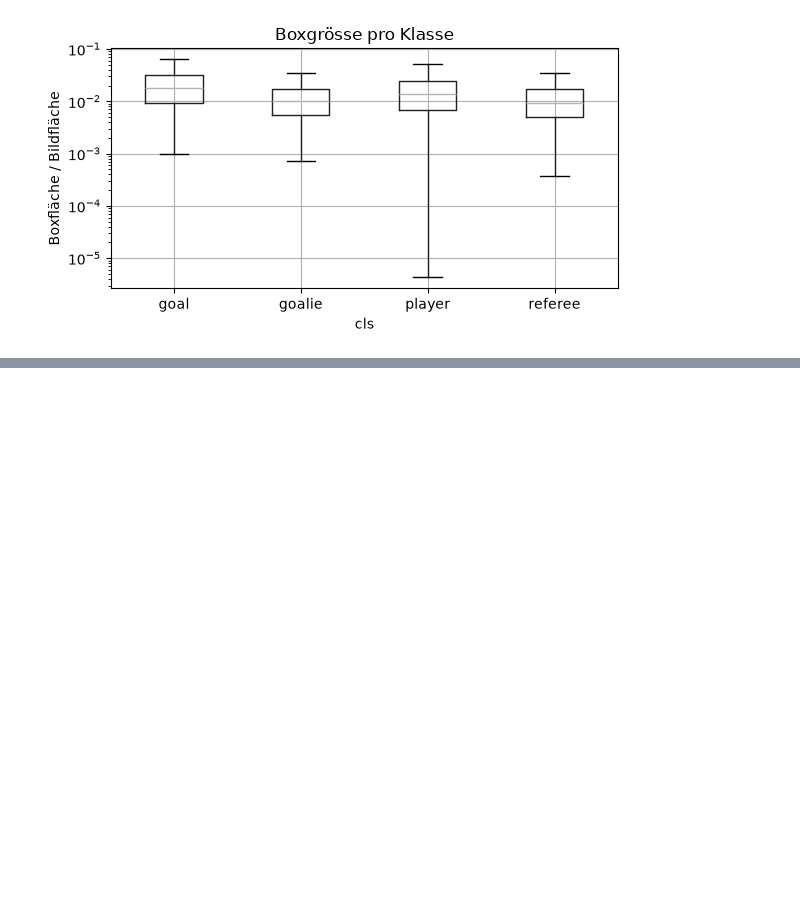
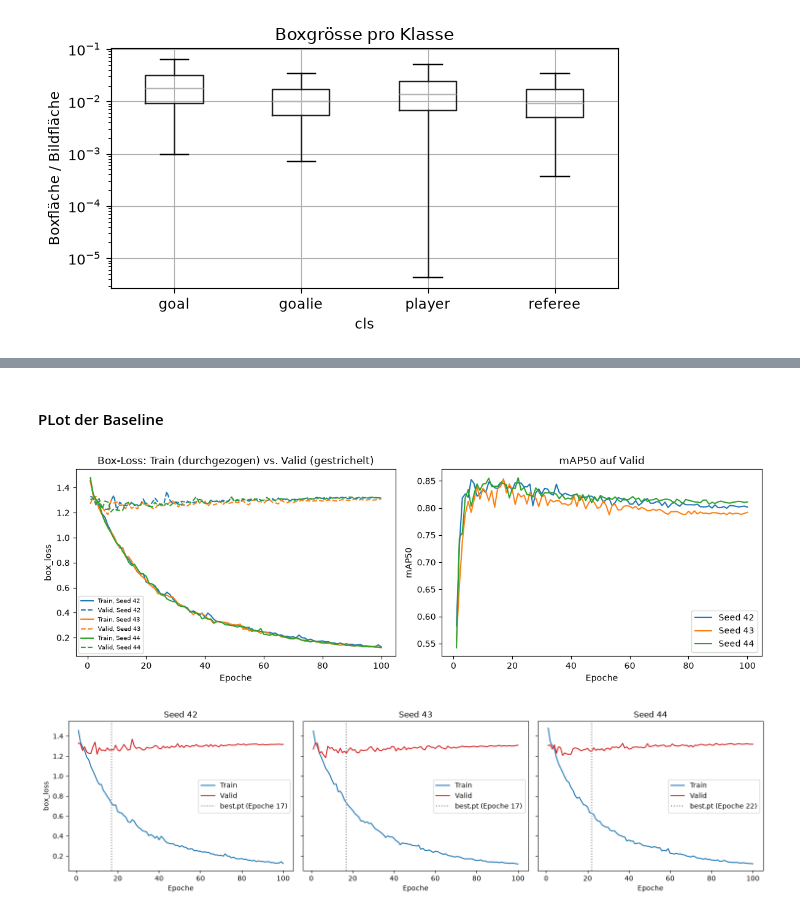
Before and after one commit to Tschoppsilas/DLBS_MC, a Jupyter notebook: 02_Code/notebooks/abgabe.ipynb, the cells around one changed output, grey strips where cells are left out. Saved outputs shown, nothing was run; the diff lists cells and outputs as text; code cells hidden in the pictures; blank space fills up the shorter version.

Commit message:
Baseline kapitel fertig

```diff
--- a/02_Code/notebooks/abgabe.ipynb
+++ b/02_Code/notebooks/abgabe.ipynb
@@ -229,0 +305,9 @@ plt.tight_layout(); plt.show()
+# %%
+from ultralytics import YOLO
+
+img_path = sorted((DATA_DIR / "test" / "images").glob("*.jpg"))[0]
+
+model = YOLO(MODELS_DIR / "yolo26n.pt")   # COCO-Gewichte
+print(model.names[0], len(model.names))
+r = model.predict(img_path, device=0, conf=0.25)
+r[0].show()
@@ -229,0 +377,47 @@ plt.tight_layout(); plt.show()
+# %% [markdown]
+#### PLot der Baseline
+# %%
+fig, axes = plt.subplots(1, 2, figsize=(12, 4))
+farben = {42: "tab:blue", 43: "tab:orange", 44: "tab:green"}
+
+for seed in TRAIN_SEEDS:
+    df = pd.read_csv(OUTPUT_DIR / "runs" / f"baseline_s{seed}" / "results.csv")
+    df.columns = df.columns.str.strip()
+    axes[0].plot(df["epoch"], df["train/box_loss"], color=farben[seed], label=f"Train, Seed {seed}")
+    axes[0].plot(df["epoch"], df["val/box_loss"], color=farben[seed], linestyle="--", label=f"Valid, Seed {seed}")
+    axes[1].plot(df["epoch"], df["metrics/mAP50(B)"], color=farben[seed], label=f"Seed {seed}")
+
+axes[0].set_title("Box-Loss: Train (durchgezogen) vs. Valid (gestrichelt)")
+axes[0].set_xlabel("Epoche")
+axes[0].set_ylabel("box_loss")
+axes[0].legend(fontsize=7)
+
+axes[1].set_title("mAP50 auf Valid")
+axes[1].set_xlabel("Epoche")
+axes[1].set_ylabel("mAP50")
+axes[1].legend()
+
+plt.tight_layout()
+plt.show()
+
+fig, axes = plt.subplots(1, 3, figsize=(15, 4), sharey=True)
+
+for ax, seed in zip(axes, TRAIN_SEEDS):
+    df = pd.read_csv(OUTPUT_DIR / "runs" / f"baseline_s{seed}" / "results.csv")
+    df.columns = df.columns.str.strip()
+    fitness = 0.1 * df["metrics/mAP50(B)"] + 0.9 * df["metrics/mAP50-95(B)"]
+    beste_epoche = df.loc[fitness.idxmax(), "epoch"]
+
+    ax.plot(df["epoch"], df["train/box_loss"], color="tab:blue", label="Train")
+    ax.plot(df["epoch"], df["val/box_loss"], color="tab:red", label="Valid")
+    ax.axvline(beste_epoche, color="gray", linestyle=":", label=f"best.pt (Epoche {int(beste_epoche)})")
+    ax.set_title(f"Seed {seed}")
+    ax.set_xlabel("Epoche")
+    ax.legend()
+
+axes[0].set_ylabel("box_loss")
+plt.tight_layout()
+plt.show()
+# %% [output]
+[figure, added]
+[figure, added]
```
Also changed, not shown: parts of 39 cells of this notebook, 7 other files.
